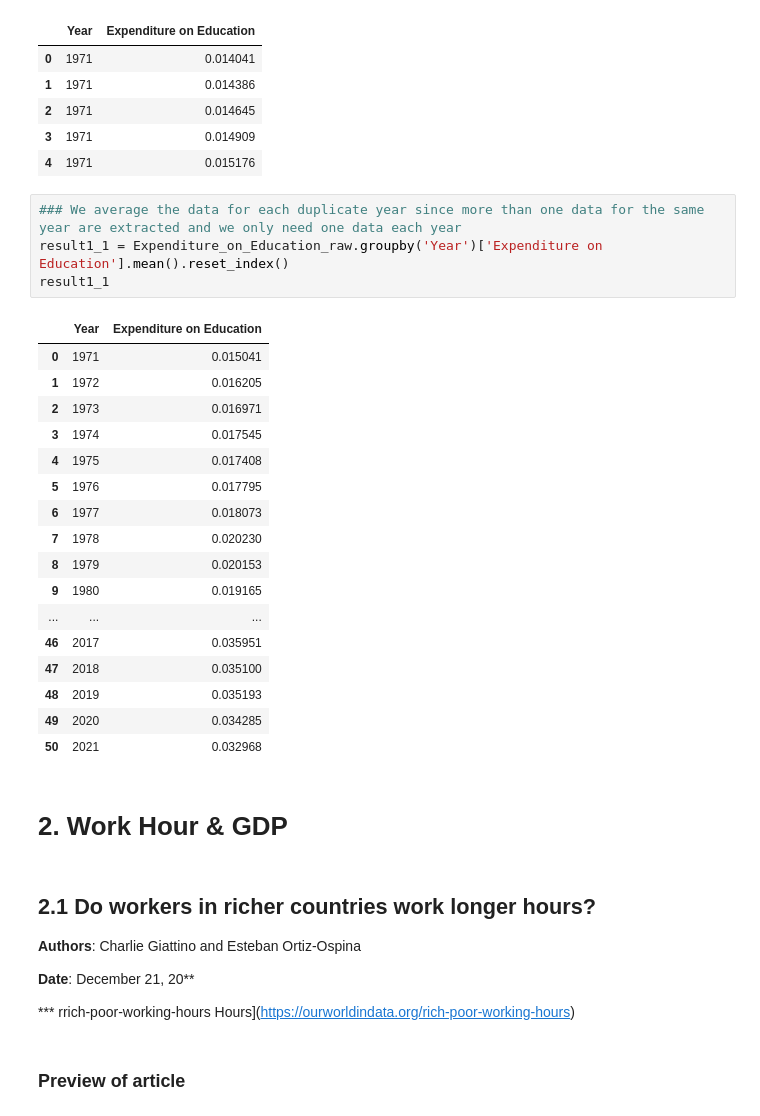
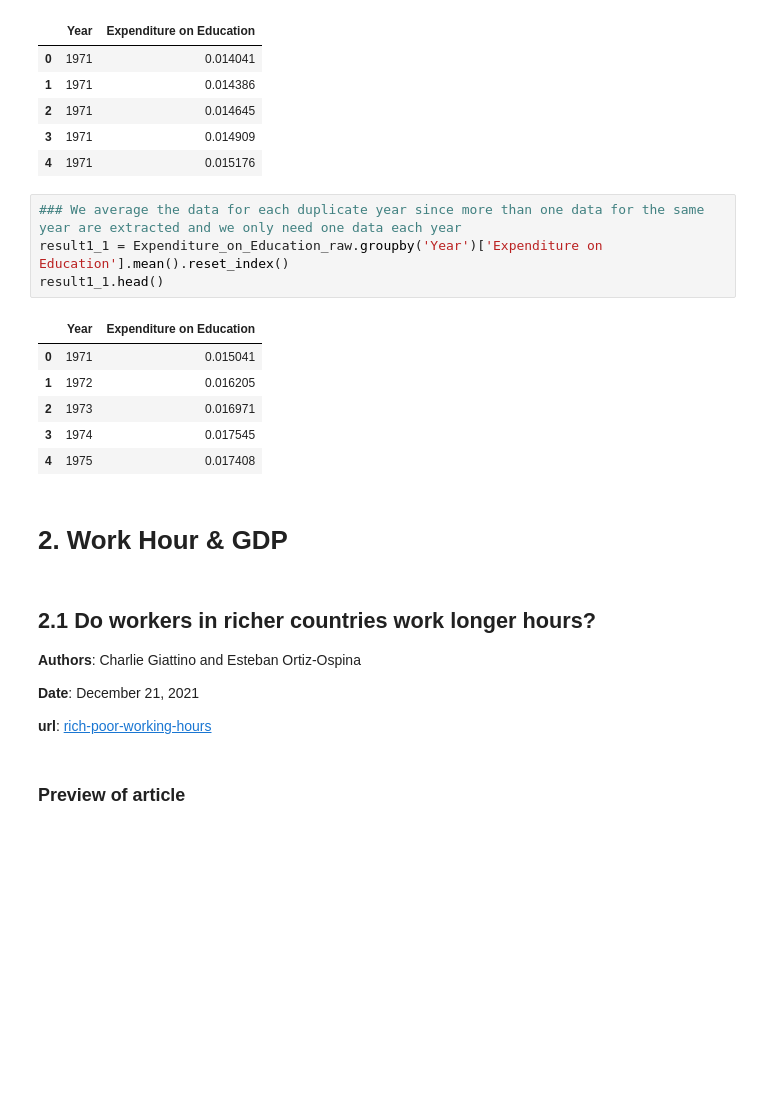
Before and after one commit to QIYIHAN/DE-on-GDP-and-Economy, a Jupyter notebook: Article Data Fetching(OCR+SVG)/Article Data Fetching(OCR).ipynb, the cells around one changed output. Cells and saved outputs as stored; diff of their text form; blank space fills up the shorter version.

```diff
--- a/Article Data Fetching(OCR+SVG)/Article Data Fetching(OCR).ipynb
+++ b/Article Data Fetching(OCR+SVG)/Article Data Fetching(OCR).ipynb
@@ -89,25 +89,14 @@ Expenditure_on_Education_raw.head()
 # %%
 ### We average the data for each duplicate year since more than one data for the same year are extracted and we only need one data each year
 result1_1 = Expenditure_on_Education_raw.groupby('Year')['Expenditure on Education'].mean().reset_index()
-result1_1
+result1_1.head()
 # %% [output]
 |  | Year | Expenditure on Education |
 | 0 | 1971 | 0.015041 |
 | 1 | 1972 | 0.016205 |
 | 2 | 1973 | 0.016971 |
 | 3 | 1974 | 0.017545 |
 | 4 | 1975 | 0.017408 |
-| 5 | 1976 | 0.017795 |
-| 6 | 1977 | 0.018073 |
-| 7 | 1978 | 0.020230 |
-| 8 | 1979 | 0.020153 |
-| 9 | 1980 | 0.019165 |
-| ... | ... | ... |
-| 46 | 2017 | 0.035951 |
-| 47 | 2018 | 0.035100 |
-| 48 | 2019 | 0.035193 |
-| 49 | 2020 | 0.034285 |
-| 50 | 2021 | 0.032968 |
 # %% [markdown]
 # 2. Work Hour & GDP
 # %% [markdown]
@@ -115,9 +104,9 @@ result1_1
 
 **Authors**: Charlie Giattino and Esteban Ortiz-Ospina
 
-**Date**: December 21, 20**
+**Date**: December 21, 2021
 
-*** rrich-poor-working-hours Hours](https://ourworldindata.org/rich-poor-working-hours)
+**url**: [rich-poor-working-hours](https://ourworldindata.org/rich-poor-working-hours)
 # %% [markdown]
 ### Preview of article
 # %%
```
Also changed, not shown: parts of 26 cells of this notebook, 11 other files.
